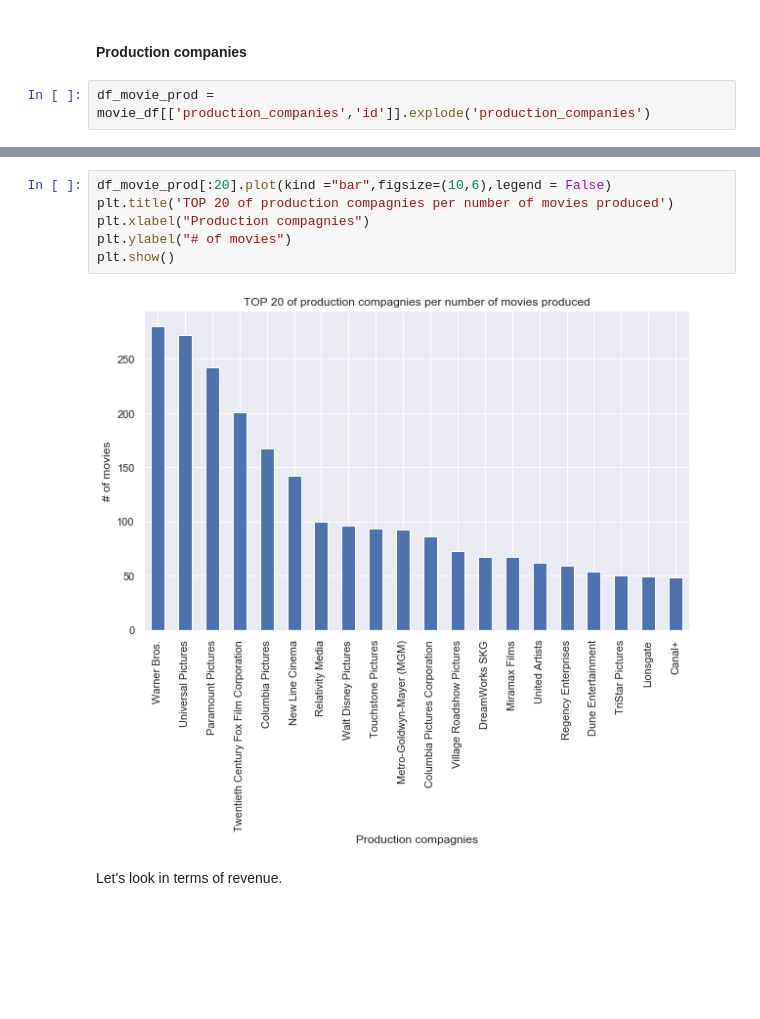
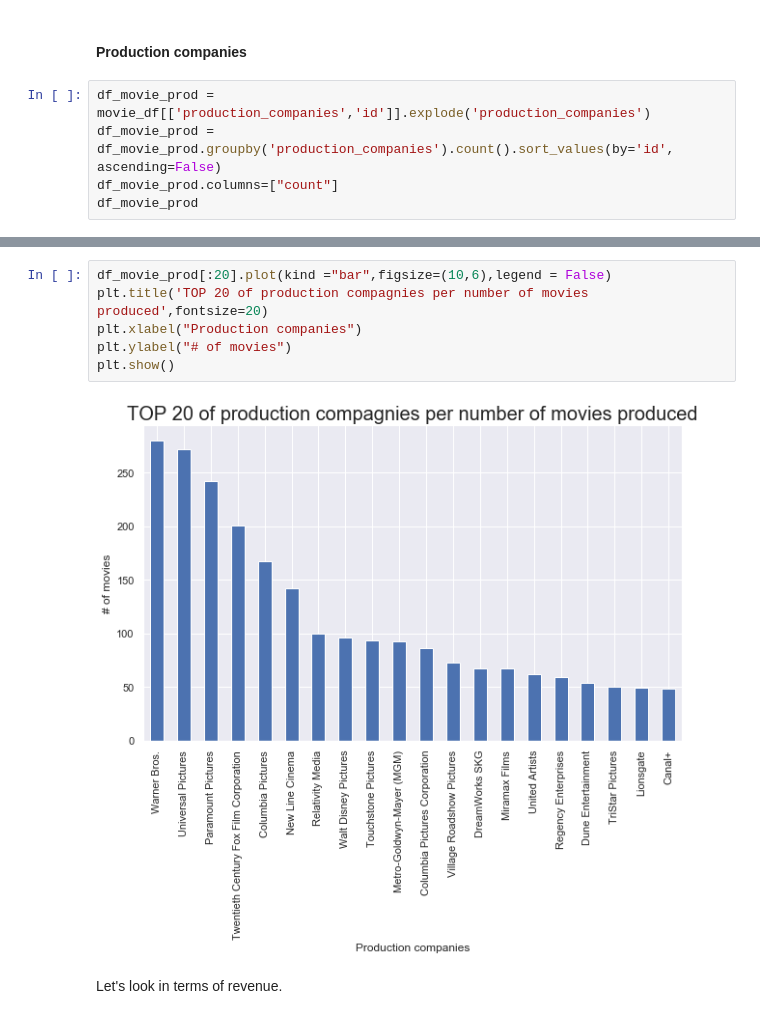
Before and after one commit to ridhachahed/Project-TMDB-5000-Movie-Dataset, a Jupyter notebook: Untitled.ipynb, the cells around one changed output, grey strips where cells are left out. Drawn from its saved outputs; the diff is of its cells as text; blank space fills up the shorter version.

```diff
--- a/Untitled.ipynb
+++ b/Untitled.ipynb
@@ -668,3 +671,6 @@ plt.show()
 #### Production companies
 # %%
 df_movie_prod = movie_df[['production_companies','id']].explode('production_companies')
+df_movie_prod = df_movie_prod.groupby('production_companies').count().sort_values(by='id', ascending=False)
+df_movie_prod.columns=["count"]
+df_movie_prod
@@ -696,11 +703,11 @@ plt.show()
 # %%
 df_movie_prod[:20].plot(kind ="bar",figsize=(10,6),legend = False)
-plt.title('TOP 20 of production compagnies per number of movies produced')
-plt.xlabel("Production compagnies")
+plt.title('TOP 20 of production compagnies per number of movies produced',fontsize=20)
+plt.xlabel("Production companies")
 plt.ylabel("# of movies")
 plt.show()
 # %% [output]
-[figure, old version]
+[figure, new version]
 # %% [markdown]
 Let's look in terms of revenue.
 # %%
```
Also changed, not shown: parts of 24 cells of this notebook.
